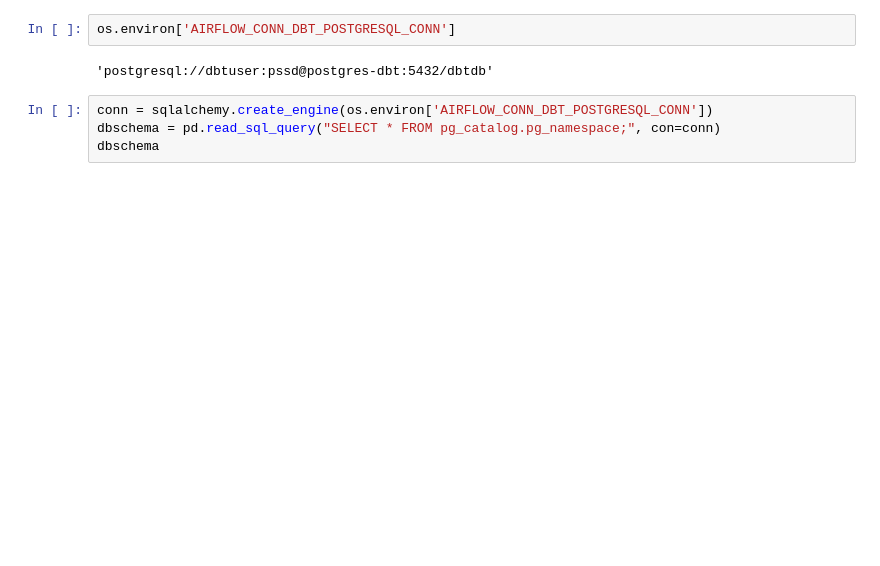
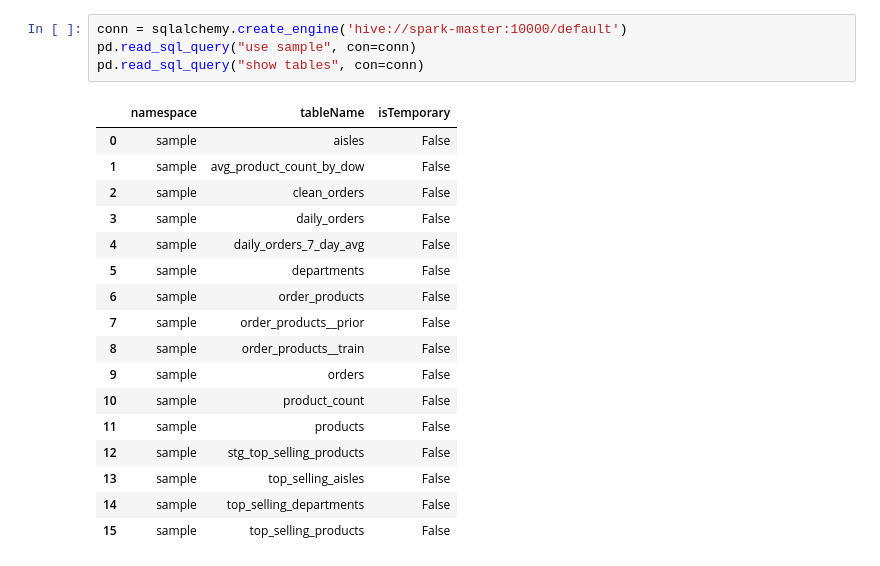
Before and after one commit to kt-chan/dbt-airflow-docker, a Jupyter notebook: jupyter/InstacartDemo.ipynb, the cells around one changed output. Cells and saved outputs as stored; diff of their text form; blank space fills up the shorter version.

```diff
--- a/jupyter/InstacartDemo.ipynb
+++ b/jupyter/InstacartDemo.ipynb
@@ -29,10 +30,24 @@ Requirement already satisfied: kiwisolver>=1.0.1 in /opt/conda/lib/python3.9/sit
 Requirement already satisfied: palettable in /opt/conda/lib/python3.9/site-packages (from mizani>=0.7.3->plotnine) (3.3.0)
 Requirement already satisfied: six in /opt/conda/lib/python3.9/site-packages (from patsy>=0.5.1->plotnine) (1.16.0)
-# %%
-os.environ['AIRFLOW_CONN_DBT_POSTGRESQL_CONN']
-# %% [output]
-'postgresql://dbtuser:pssd@postgres-dbt:5432/dbtdb'
 # %%
-conn = sqlalchemy.create_engine(os.environ['AIRFLOW_CONN_DBT_POSTGRESQL_CONN'])
-dbschema = pd.read_sql_query("SELECT * FROM pg_catalog.pg_namespace;", con=conn)
-dbschema
+conn = sqlalchemy.create_engine('hive://spark-master:10000/default')
+pd.read_sql_query("use sample", con=conn)
+pd.read_sql_query("show tables", con=conn)
+# %% [output]
+|  | namespace | tableName | isTemporary |
+| 0 | sample | aisles | False |
+| 1 | sample | avg_product_count_by_dow | False |
+| 2 | sample | clean_orders | False |
+| 3 | sample | daily_orders | False |
+| 4 | sample | daily_orders_7_day_avg | False |
+| 5 | sample | departments | False |
+| 6 | sample | order_products | False |
+| 7 | sample | order_products__prior | False |
+| 8 | sample | order_products__train | False |
+| 9 | sample | orders | False |
+| 10 | sample | product_count | False |
+| 11 | sample | products | False |
+| 12 | sample | stg_top_selling_products | False |
+| 13 | sample | top_selling_aisles | False |
+| 14 | sample | top_selling_departments | False |
+| 15 | sample | top_selling_products | False |
```
Also changed, not shown: parts of 10 cells of this notebook, 1 other file.
